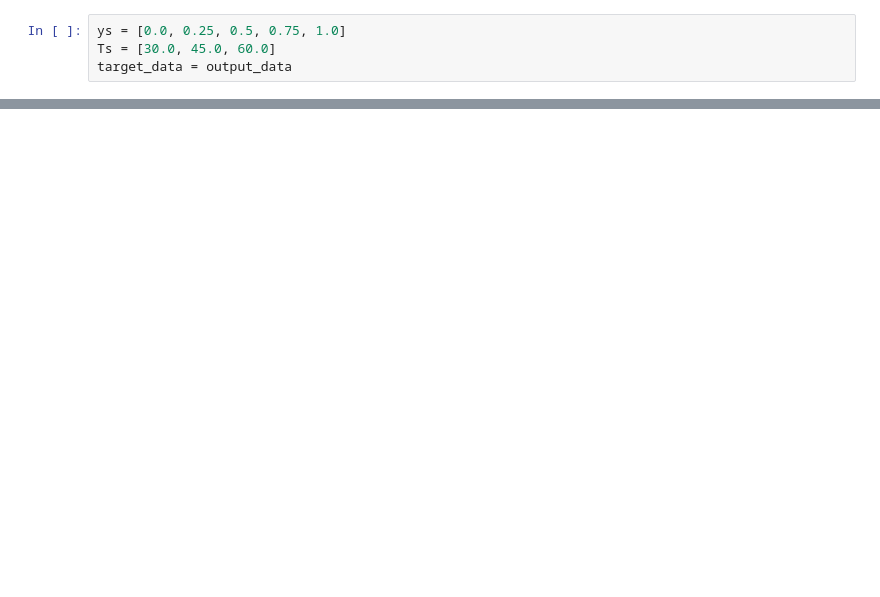
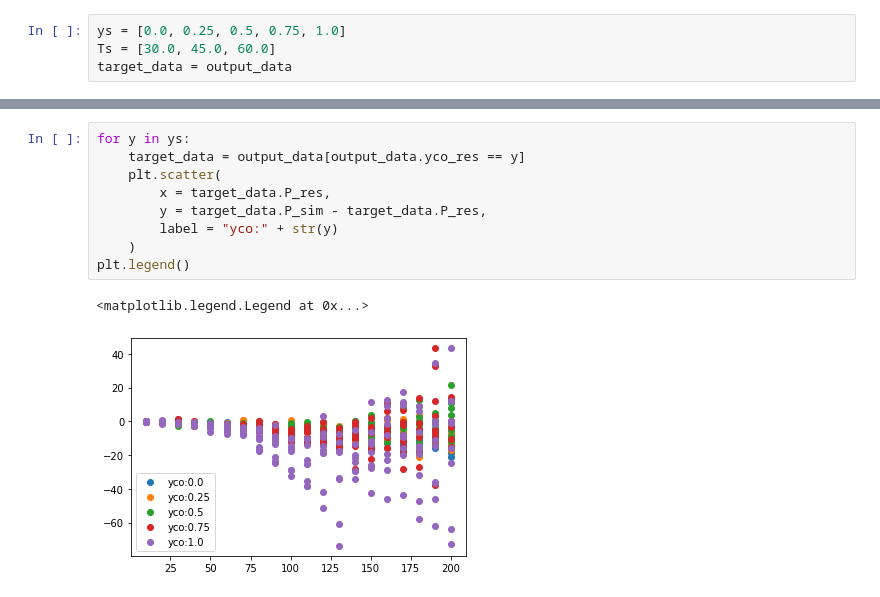
Before and after one commit to lehmkudc/gcmc-thesis, a Jupyter notebook: only_script/ex2_analysis.ipynb, the cells around one changed output, grey strips where cells are left out. Saved outputs shown, nothing was run; the diff lists cells and outputs as text; blank space fills up the shorter version.

Commit message:
finished running a lot of data

```diff
--- a/only_script/ex2_analysis.ipynb
+++ b/only_script/ex2_analysis.ipynb
@@ -81,0 +82,12 @@ plt.legend()
+# %%
+for y in ys:
+    target_data = output_data[output_data.yco_res == y]
+    plt.scatter(
+        x = target_data.P_res,
+        y = target_data.P_sim - target_data.P_res,
+        label = "yco:" + str(y)
+    )
+plt.legend()
+# %% [output]
+<matplotlib.legend.Legend at 0x...>
+[figure, added]
```
Also changed, not shown: parts of 10 cells of this notebook, 8 other files.
